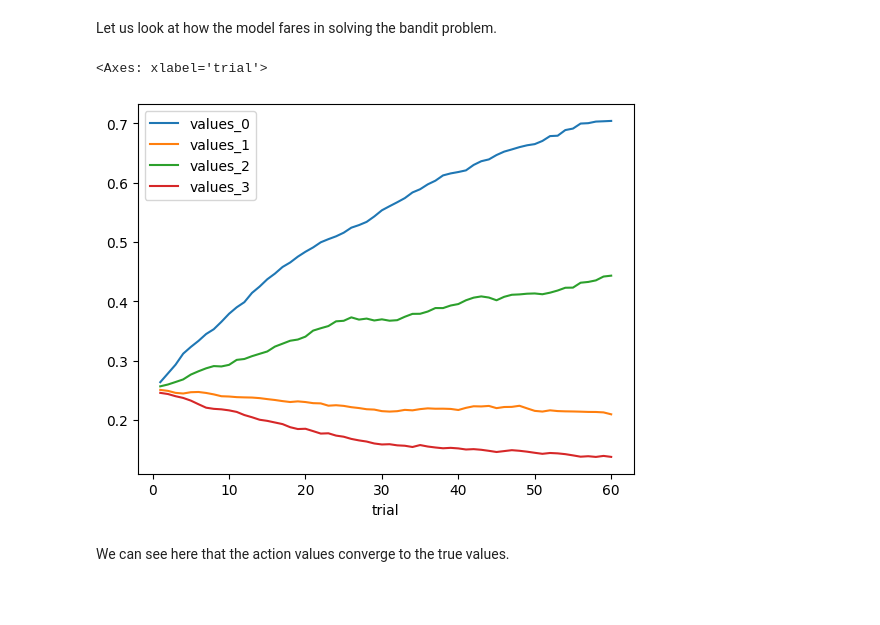
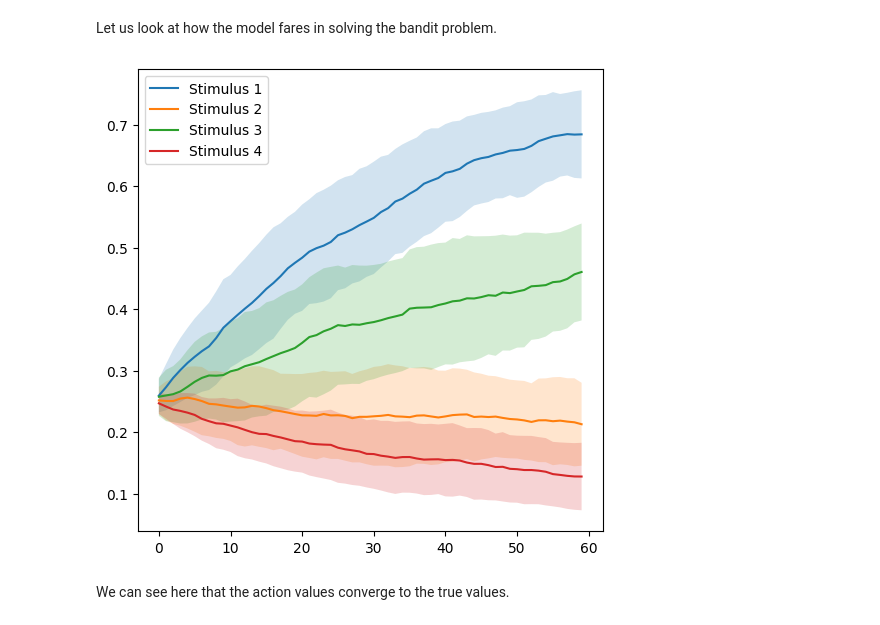
Before and after one commit to DevComPsy/cpm, a Jupyter notebook: docs/examples/example2.ipynb, the cells around one changed output. Saved outputs shown, nothing was run; the diff lists cells and outputs as text; code cells hidden in the pictures; blank space fills up the shorter version.

```diff
--- a/docs/examples/example2.ipynb
+++ b/docs/examples/example2.ipynb
@@ -296,11 +296,23 @@ data.reset_index()
 data["trial"] = pd.Index(np.tile(range(0, 60), 100)) + 1
 data["id"] = pd.Index(range(0, data.shape[0]))
 subset = data.iloc[:, [4, 5, 6, 7, 16, 17, 18]]
-# %%
-subset.groupby("trial").mean().plot(y=["values_0", "values_1", "values_2", "values_3"], kind="line")
-# %% [output]
-<Axes: xlabel='trial'>
-[figure, removed]
+# %%
+grouped = subset.groupby('trial')
+
+mean = grouped.mean().loc[:, ["values_0", "values_1", "values_2", "values_3"]]
+std = grouped.std().loc[:, ["values_0", "values_1", "values_2", "values_3"]]
+
+plt.figure(figsize=(6, 6))
+
+for k in range(4):
+    i = ["values_0", "values_1", "values_2", "values_3"][k]
+    plt.plot(pd.unique(subset['trial'])-1, mean[i], label=f'Stimulus {k + 1}')
+    plt.fill_between(range(len(mean[i])), mean[i]-std[i], mean[i]+std[i], alpha=0.2)
+
+plt.legend()
+plt.show()
+# %% [output]
+[figure, added]
 # %% [markdown]
 We can see here that the action values converge to the true values.
 # %% [markdown]
```
Also changed, not shown: parts of 7 cells of this notebook.
